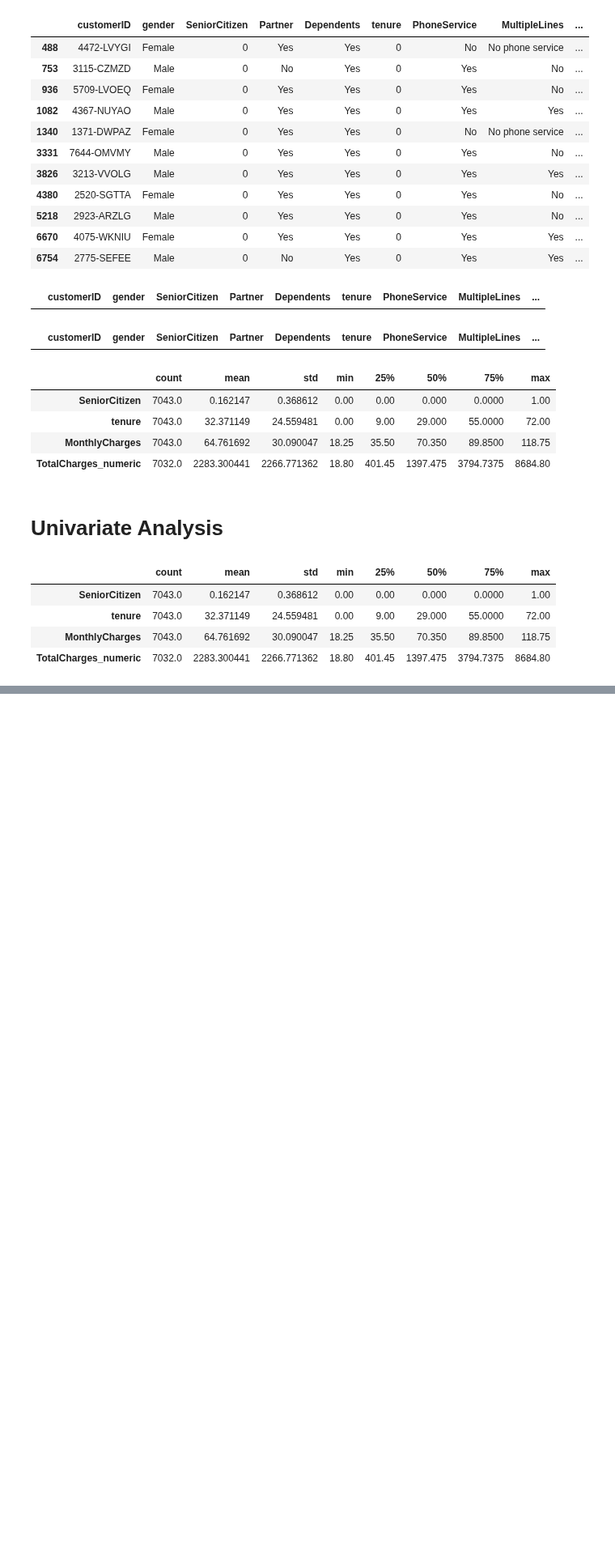
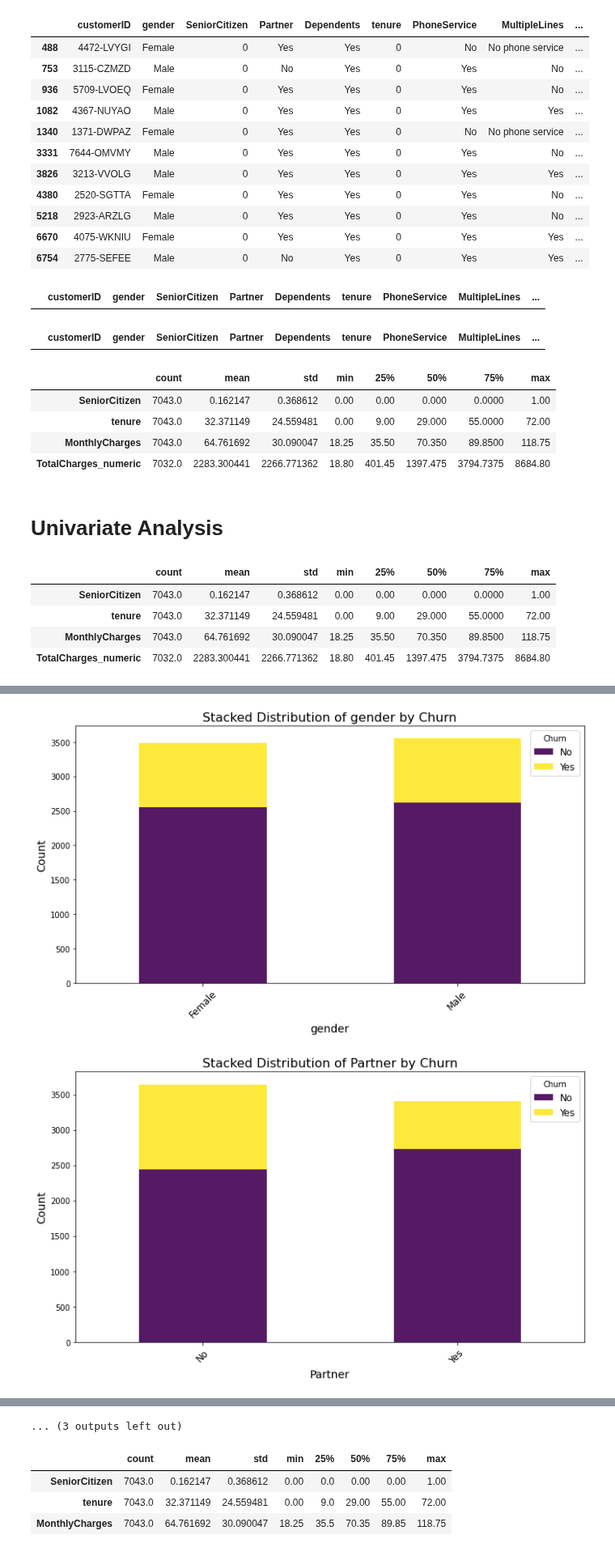
Before and after one commit to AkhilVinayakp/machine_Learning_Algorithms_python, a Jupyter notebook: bootcamp/telco_churn_pred/basic_data exploration.ipynb, the cells around one changed output, grey strips where cells are left out. Shown at 81% size. Saved outputs shown, nothing was run; the diff lists cells and outputs as text; code cells hidden in the pictures; blank space fills up the shorter version.

```diff
--- a/bootcamp/telco_churn_pred/basic_data exploration.ipynb
+++ b/bootcamp/telco_churn_pred/basic_data exploration.ipynb
@@ -122,0 +193,25 @@ https://www.kaggle.com/code/farazrahman/telco-customer-churn-logisticregression/
+# %%
+def plot_categorical_distribution(df, categorical_features, target_variable):
+    for feature in categorical_features:
+        counts = df.groupby(feature)[target_variable].value_counts().unstack(fill_value=0)
+
+        # Create the stacked bar plot
+        counts.plot(
+            kind='bar',
+            stacked=True,
+            figsize=(10, 6),
+            colormap='viridis',
+            alpha=0.9
+        )
+
+        plt.title(f'Stacked Distribution of {feature} by {target_variable}', fontsize=16)
+        plt.xlabel(feature, fontsize=14)
+        plt.ylabel('Count', fontsize=14)
+        plt.xticks(rotation=45, fontsize=12)
+        plt.legend(title=target_variable, fontsize=12)
+        plt.tight_layout()
+        plt.show()
+# %%
+cat_features = raw.select_dtypes(include="object").columns.to_list().remove()
+# %%
+cat_features = [x for x in cat_features if x not in ["Churn", "customerID", "TotalCharges"]]
@@ -122,0 +236,5 @@ https://www.kaggle.com/code/farazrahman/telco-customer-churn-logisticregression/
+# %%
+plot_categorical_distribution(raw, categorical_features=cat_features, target_variable="Churn")
+# %% [output]
+[figure, added]
+[figure, added]
@@ -122,0 +251 @@ https://www.kaggle.com/code/farazrahman/telco-customer-churn-logisticregression/
+... (3 outputs left out)
@@ -122,0 +254,7 @@ https://www.kaggle.com/code/farazrahman/telco-customer-churn-logisticregression/
+# %%
+raw.describe().T
+# %% [output]
+|  | count | mean | std | min | 25% | 50% | 75% | max |
+| SeniorCitizen | 7043.0 | 0.162147 | 0.368612 | 0.00 | 0.0 | 0.00 | 0.00 | 1.00 |
+| tenure | 7043.0 | 32.371149 | 24.559481 | 0.00 | 9.0 | 29.00 | 55.00 | 72.00 |
+| MonthlyCharges | 7043.0 | 64.761692 | 30.090047 | 18.25 | 35.5 | 70.35 | 89.85 | 118.75 |
```
Also changed, not shown: parts of 15 cells of this notebook.
